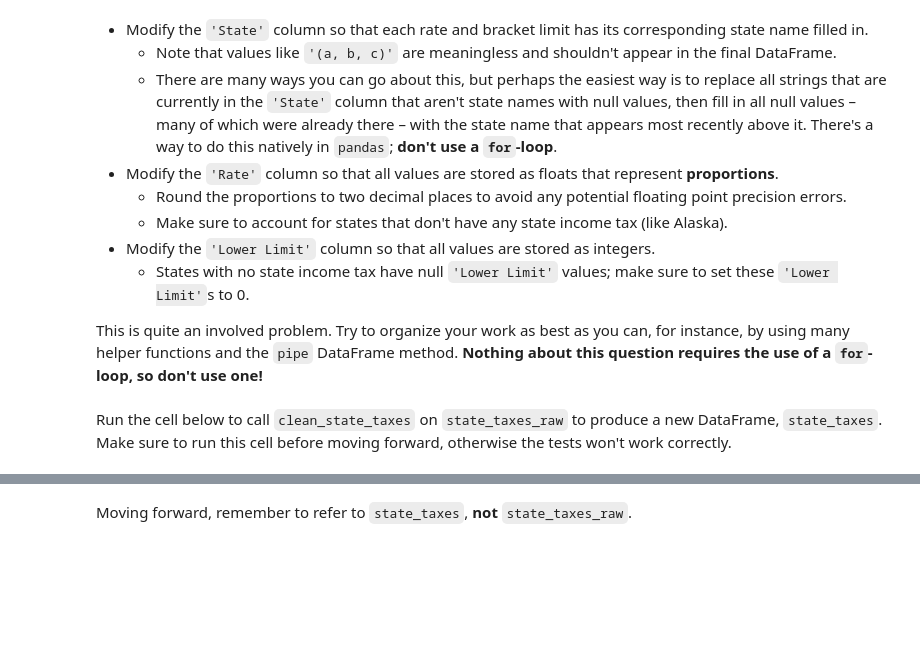
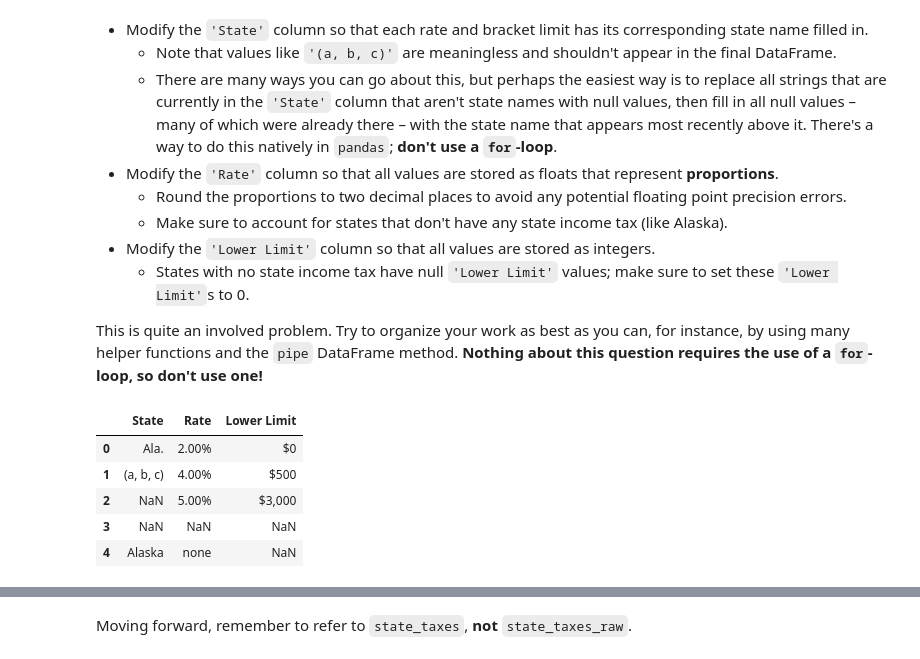
Before and after one commit to miajerph/DSC80, a Jupyter notebook: projects/02-loan_applications/project.ipynb, the cells around one changed output, grey strips where cells are left out. Drawn from its saved outputs; the diff is of its cells as text; code cells hidden in the pictures; blank space fills up the shorter version.

```diff
--- a/projects/02-loan_applications/project.ipynb
+++ b/projects/02-loan_applications/project.ipynb
@@ -697,5 +867,13 @@ Here's what you need to do to clean `state_taxes_raw`:
     - States with no state income tax have null `'Lower Limit'` values; make sure to set these `'Lower Limit'`s to 0.
 
 This is quite an involved problem. Try to organize your work as best as you can, for instance, by using many helper functions and the `pipe` DataFrame method. **Nothing about this question requires the use of a `for`-loop, so don't use one!**
-# %% [markdown]
-Run the cell below to call `clean_state_taxes` on `state_taxes_raw` to produce a new DataFrame, `state_taxes`. Make sure to run this cell before moving forward, otherwise the tests won't work correctly.
+# %%
+state_taxes_raw = pd.read_csv(state_taxes_raw_path)
+state_taxes_raw.head()
+# %% [output]
+|  | State | Rate | Lower Limit |
+| 0 | Ala. | 2.00% | $0 |
+| 1 | (a, b, c) | 4.00% | $500 |
+| 2 | NaN | 5.00% | $3,000 |
+| 3 | NaN | NaN | NaN |
+| 4 | Alaska | none | NaN |
```
Also changed, not shown: parts of 47 cells of this notebook, 9 other files.
